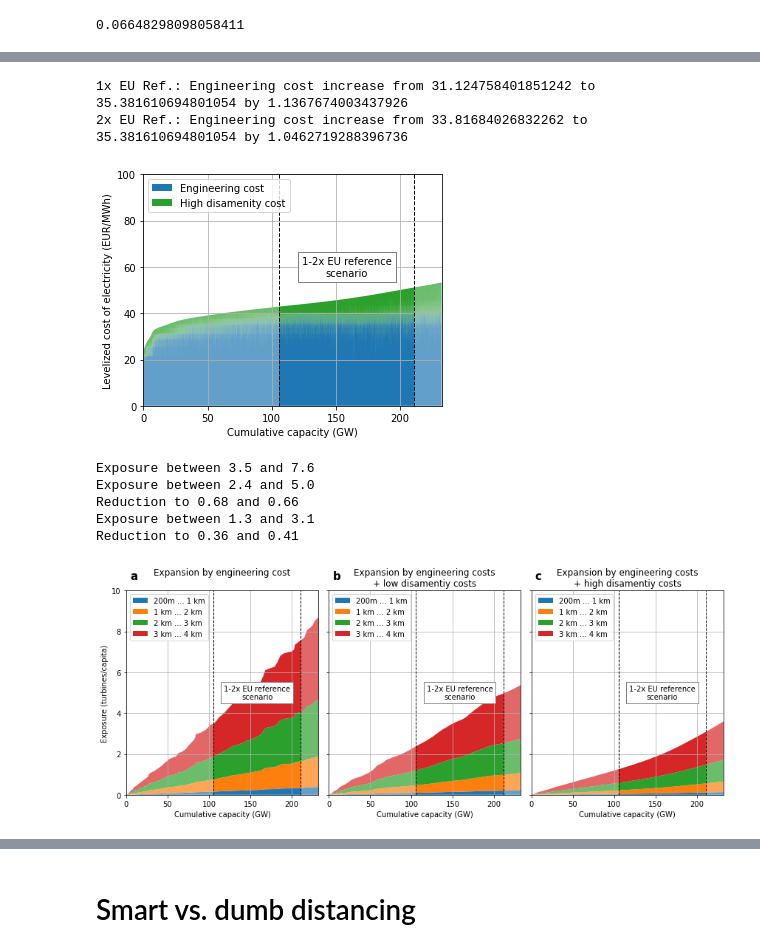
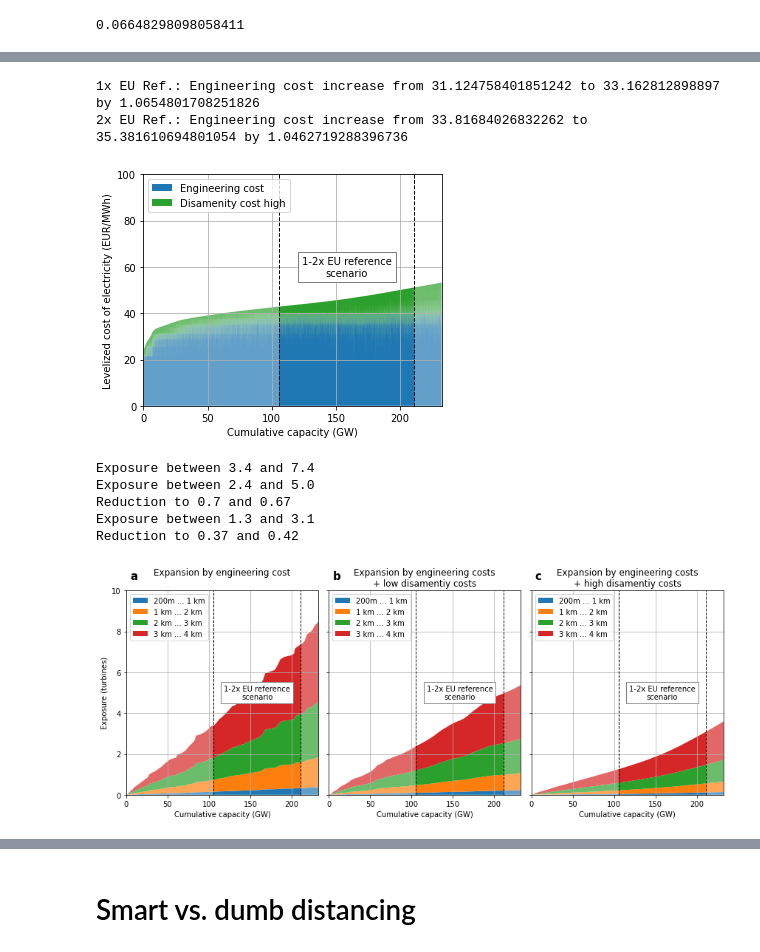
Before and after one commit to timtroendle/wind-onshore-cost-potential, a Jupyter notebook: notebooks/analysis.ipynb, the cells around one changed output, grey strips where cells are left out. Drawn from its saved outputs; the diff is of its cells as text; code cells hidden in the pictures.

```diff
--- a/notebooks/analysis.ipynb
+++ b/notebooks/analysis.ipynb
@@ -94,3 +94,7 @@ SE     14.511699
 SI      0.312270
 SK      1.821950
 Name: 0, dtype: float64
+# %%
+population = pd.read_csv(f"../data/eurostat - population.csv", index_col=4)
+population = population[population['TIME_PERIOD']==2020]['OBS_VALUE']
+population
@@ -286,7 +328,7 @@ n = int(2.2*targets[c]/2*1000)
 plt.fill_between(cumulative_capacity[:n], 0, engineering_cost[:n], label='Engineering cost')
 
 disamenity_cost = tmp.sort_values('total')['total']
-plt.fill_between(cumulative_capacity[:n], engineering_cost[:n], disamenity_cost[:n], label='High disamenity cost', facecolor='tab:green')
+plt.fill_between(cumulative_capacity[:n], engineering_cost[:n], disamenity_cost[:n], label='Disamenity cost high', facecolor='tab:green')
 
 highlight(60)
 
@@ -302,13 +344,13 @@ plt.savefig('Figure 6.png', dpi=300)
 
 a = tmp.sort_values('engineering')['engineering'].iloc[:int(targets[c]/2*1000)].mean()
 b_1 = tmp.sort_values('total')['engineering'].iloc[:int(targets[c]/2*1000)].mean()
-print(f'1x EU Ref.: Engineering cost increase from {a} to {b} by {b/a}')
+print(f'1x EU Ref.: Engineering cost increase from {a} to {b_1} by {b_1/a}')
 
 a = tmp.sort_values('engineering')['engineering'].iloc[:int(2*targets[c]/2*1000)].mean()
 b_2 = tmp.sort_values('total')['engineering'].iloc[:int(2*targets[c]/2*1000)].mean()
-print(f'2x EU Ref.: Engineering cost increase from {a} to {b} by {b/a}')
+print(f'2x EU Ref.: Engineering cost increase from {a} to {b_2} by {b_2/a}')
 # %% [output]
-1x EU Ref.: Engineering cost increase from 31.124758401851242 to 35.381610694801054 by 1.1367674003437926
+1x EU Ref.: Engineering cost increase from 31.124758401851242 to 33.162812898897 by 1.0654801708251826
 2x EU Ref.: Engineering cost increase from 33.81684026832262 to 35.381610694801054 by 1.0462719288396736
 [figure]
 # %%
@@ -326,7 +368,7 @@ fig = plt.figure(figsize=[12,5])
 ax1 = fig.add_subplot(131)
 ax1.text(0.02, 1.1, 'a', transform=ax1.transAxes, fontsize=15, verticalalignment='top', fontweight="bold")
 
-tmp_eng = tmp.fillna(0).sort_values('engineering').reset_index(drop=True)[list(range(1, 5))].cumsum() / 81_000_000
+tmp_eng = tmp.fillna(0).sort_values('engineering').reset_index(drop=True)[list(range(1, 5))].cumsum() / population[c]
 
 bottom = 0
 for d in range(1, 5):
@@ -336,7 +378,7 @@ for d in range(1, 5):
 highlight()
 
 plt.xlabel('Cumulative capacity (GW)')
-plt.ylabel('Exposure (turbines/capita)')
+plt.ylabel('Exposure (turbines)')
 plt.xlim(0, 2.2*targets[c])
 plt.ylim(0, 10)
 
@@ -383,37 +425,37 @@ ax3.set_yticklabels('')
 
 tmp['total2'] = tmp['engineering'] + 10 * tmp['disamenity']
 tmp_eng = tmp.fillna(0).sort_values('total2').reset_index(drop=True)[list(range(1, 5))].cumsum() / 81_000_000
 
 bottom = 0
 for d in range(1, 5):
     plt.fill_between(cumulative_capacity, bottom, bottom+tmp_eng[d], label=label_map[d])
     bottom += tmp_eng[d]
 
 highlight()
 
 plt.xlabel('Cumulative capacity (GW)')
 plt.xlim(0, 2.2*targets[c])
 plt.ylim(0, 10)
 
 plt.legend(loc='upper left')
 plt.title('Expansion by engineering costs\n+ high disamentiy costs')
 plt.grid()
 
 es_1 = bottom[int(targets[c]/2*1000)]
 es_2 = bottom[int(2*targets[c]/2*1000)]
 print(f'Exposure between {round(es_1, 1)} and {round(es_2, 1)}')
 print(f'Reduction to {round(es_1/a0, 2)} and {round(es_2/b0, 2)}')
 
 
 plt.tight_layout()
 plt.savefig('Figure 7.png', dpi=300)
 # %% [output]
-Exposure between 3.5 and 7.6
+Exposure between 3.4 and 7.4
 Exposure between 2.4 and 5.0
-Reduction to 0.68 and 0.66
+Reduction to 0.7 and 0.67
 Exposure between 1.3 and 3.1
-Reduction to 0.36 and 0.41
+Reduction to 0.37 and 0.42
-[figure, old version]
+[figure, new version]
 # %%
 tmp_eng = tmp.sort_values('engineering').iloc[:n].copy()
 interactions = tmp_eng.sum()[range(1,5)].sum()
```
Also changed, not shown: parts of 22 cells of this notebook, 2 other files.
